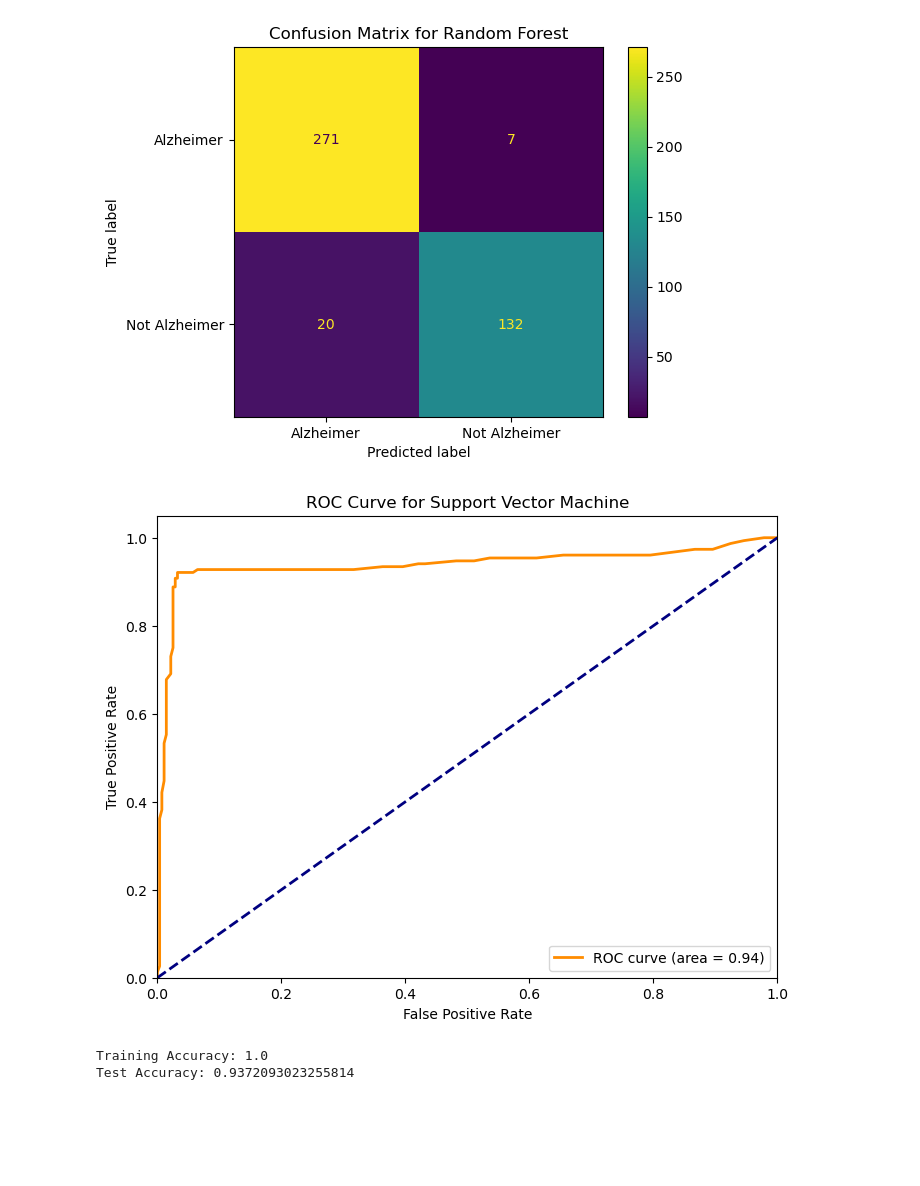
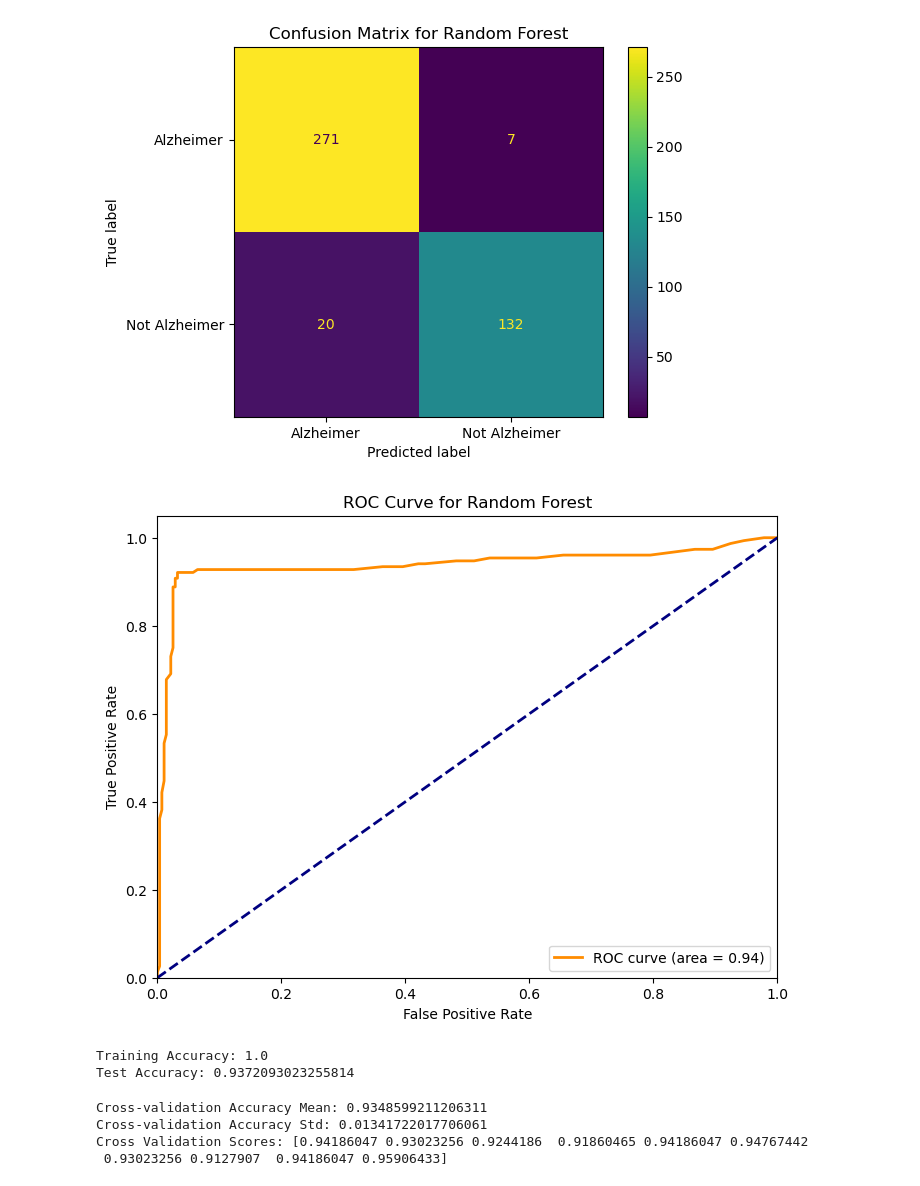
Before and after one commit to barissucuoglu/Data-Science-Playground, a Jupyter notebook: ML/Alzheimer's Disease Prediction.ipynb, the cells around one changed output. Cells and saved outputs as stored; diff of their text form; code cells hidden in the pictures; blank space fills up the shorter version.

```diff
--- a/ML/Alzheimer's Disease Prediction.ipynb
+++ b/ML/Alzheimer's Disease Prediction.ipynb
@@ -1286,0 +1294,7 @@ plot_roc_curve("K-Near Neighbor", y_test, knn_proba)
+# %%
+nb = GaussianNB()
+nb.fit(X_train_scaled, y_train)
+nb_pred = nb.predict(X_test_scaled)
+
+base_df_results.loc["Naive Bayes"] = nb.score(X_test_scaled, y_test)
+base_df_results
@@ -1335,9 +1394,9 @@ display_conf_matrix(model_name="Random Forest", y_true=y_test, predictions=rfc_p
 # %%
 rfc_predict_proba = rfc.predict_proba(X_test_scaled)
 rfc_proba =  rfc_predict_proba[:, 1]
-plot_roc_curve("Support Vector Machine", y_test, rfc_proba)
+plot_roc_curve("Random Forest", y_test, rfc_proba)
 # %% [output]
-[figure, old version]
+[figure, new version]
 # %%
 rfc = RandomForestClassifier(random_state=42)
 rfc.fit(X_train_scaled, y_train)
@@ -1353,3 +1412,17 @@ print("Test Accuracy:", test_accuracy)
 # %% [output]
 Training Accuracy: 1.0
 Test Accuracy: 0.9372093023255814
+# %%
+rfc = RandomForestClassifier(random_state=42)
+
+# Perform cross-validation
+rf_cv_scores = cross_val_score(rfc, X_train_scaled, y_train, cv=10, scoring='accuracy')
+
+print("Cross-validation Accuracy Mean:", rf_cv_scores.mean())
+print("Cross-validation Accuracy Std:", rf_cv_scores.std())
+print("Cross Validation Scores:", rf_cv_scores)
+# %% [output]
+Cross-validation Accuracy Mean: 0.9348599211206311
+Cross-validation Accuracy Std: 0.01341722017706061
+Cross Validation Scores: [0.94186047 0.93023256 0.9244186  0.91860465 0.94186047 0.94767442
+ 0.93023256 0.9127907  0.94186047 0.95906433]
```
Also changed, not shown: parts of 64 cells of this notebook.
